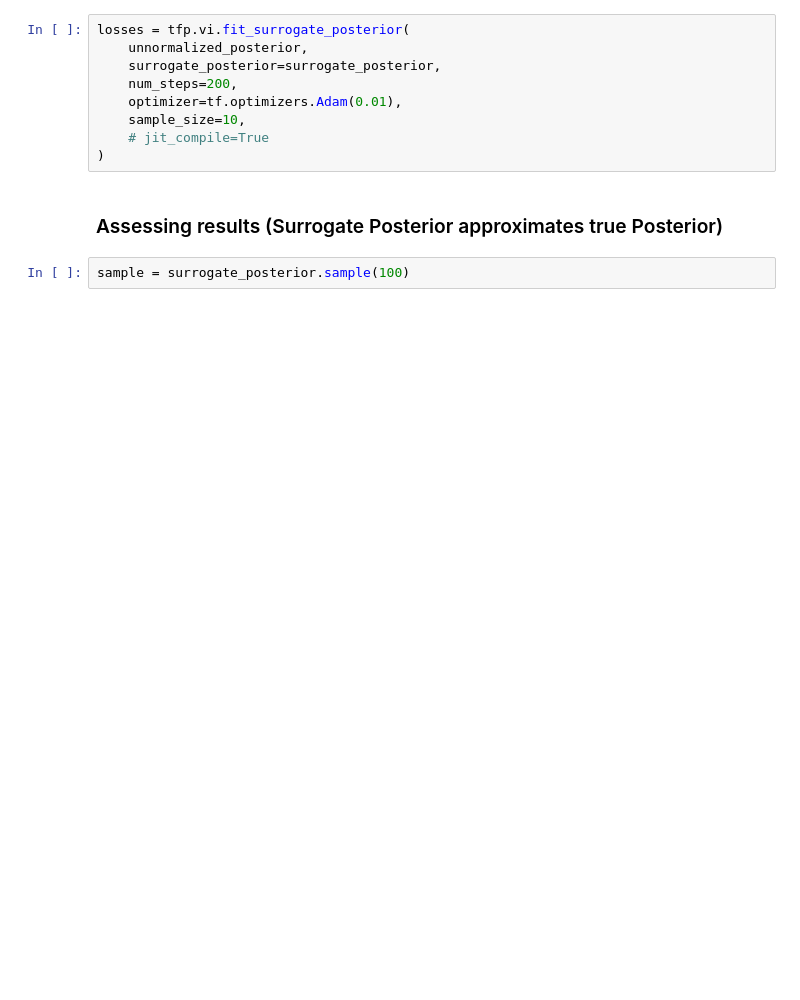
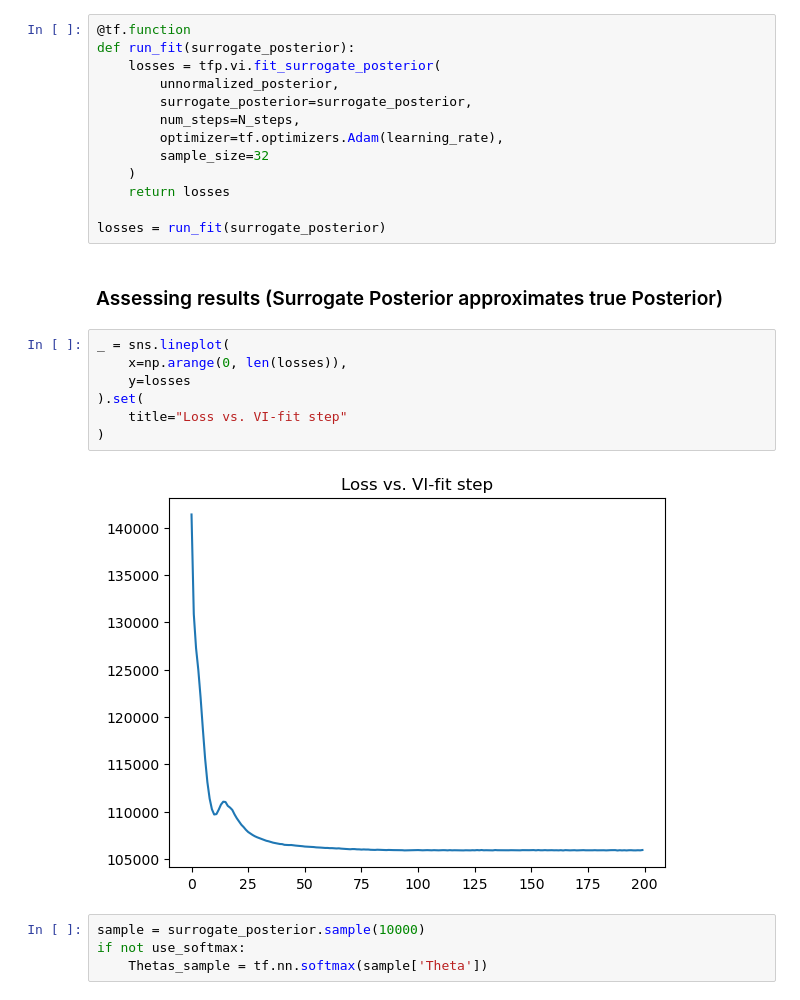
Before and after one commit to JannisZeller/topicflow, a Jupyter notebook: tfp_variational_inference.ipynb, the cells around one changed output. Cells and saved outputs as stored; diff of their text form; blank space fills up the shorter version.

```diff
--- a/tfp_variational_inference.ipynb
+++ b/tfp_variational_inference.ipynb
@@ -236,14 +263,29 @@ tfp.distributions.JointDistributionNamed("JointDistributionNamed", batch_shape=[
 # %%
-losses = tfp.vi.fit_surrogate_posterior(
-    unnormalized_posterior,
-    surrogate_posterior=surrogate_posterior,
-    num_steps=200,
-    optimizer=tf.optimizers.Adam(0.01),
-    sample_size=10,
-    # jit_compile=True
-)
+@tf.function
+def run_fit(surrogate_posterior):
+    losses = tfp.vi.fit_surrogate_posterior(
+        unnormalized_posterior,
+        surrogate_posterior=surrogate_posterior,
+        num_steps=N_steps,
+        optimizer=tf.optimizers.Adam(learning_rate),
+        sample_size=32
+    )
+    return losses
+
+losses = run_fit(surrogate_posterior)
 # %% [markdown]
 ### Assessing results (Surrogate Posterior approximates true Posterior)
-# %%
-sample = surrogate_posterior.sample(100)
+# %%
+_ = sns.lineplot(
+    x=np.arange(0, len(losses)),
+    y=losses
+).set(
+    title="Loss vs. VI-fit step"
+)
+# %% [output]
+[figure, added]
+# %%
+sample = surrogate_posterior.sample(10000)
+if not use_softmax:
+    Thetas_sample = tf.nn.softmax(sample['Theta'])
 # %%
```
Also changed, not shown: parts of 8 cells of this notebook, 1 other file.
